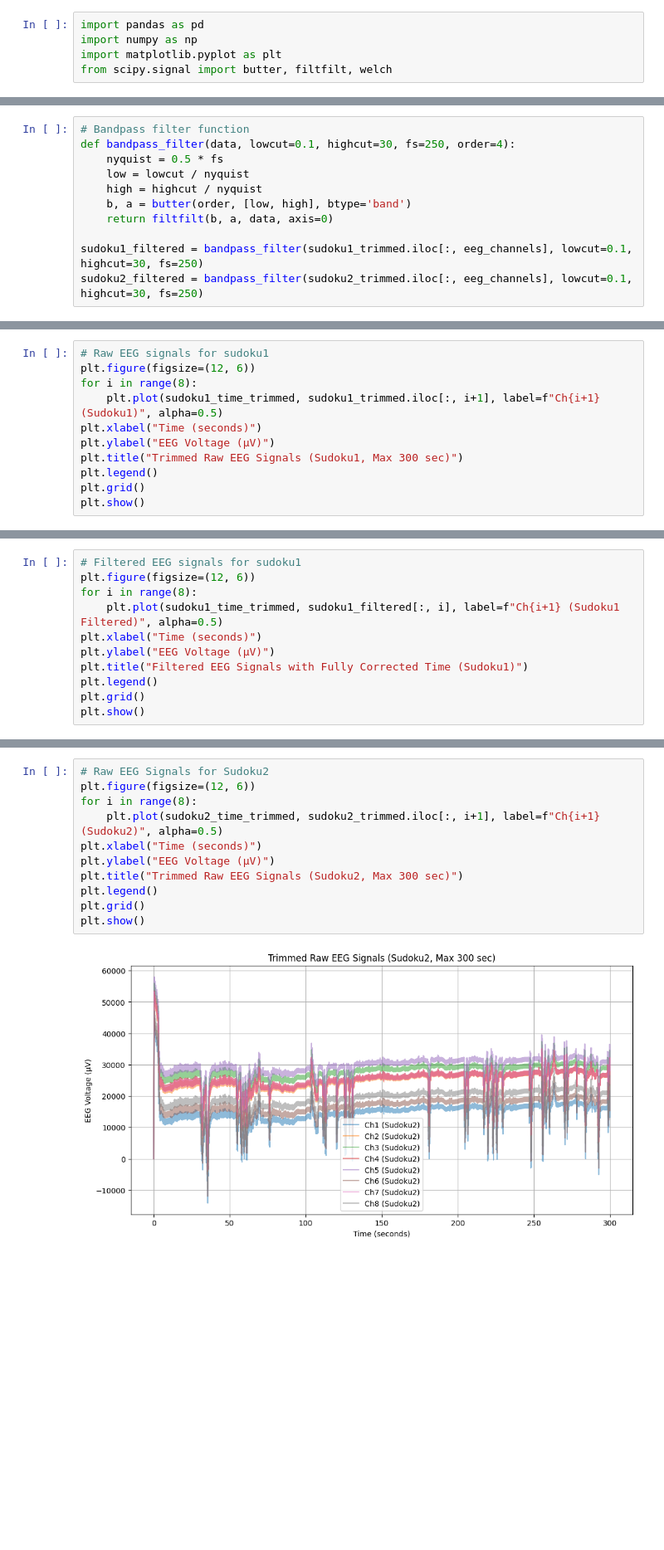
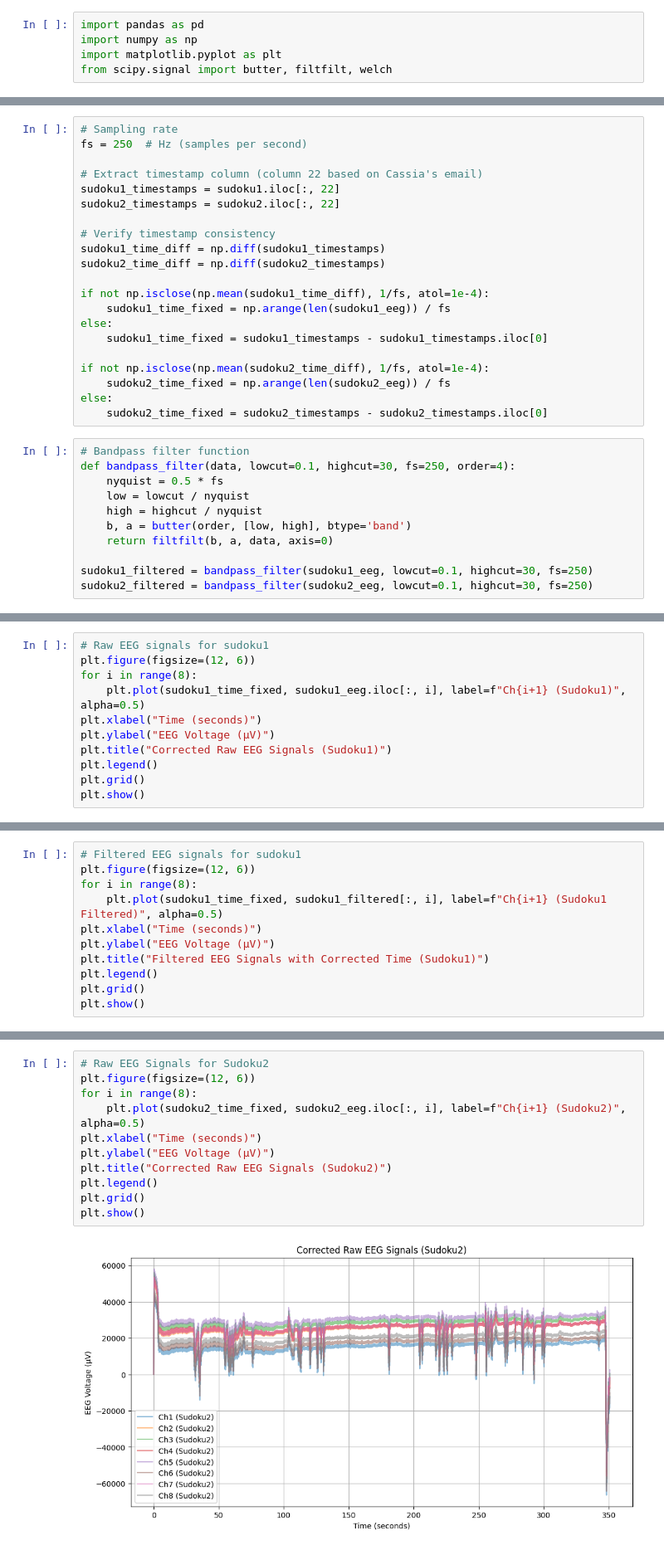
Before and after one commit to kumarmegha/Project-COGS-189, a Jupyter notebook: Data Analysis.ipynb, the cells around one changed output, grey strips where cells are left out. Shown: that part at 83% size. Saved outputs shown, nothing was run; the diff lists cells and outputs as text; blank space fills up the shorter version.

Commit message:
updated timestamps code

```diff
--- a/Data Analysis.ipynb
+++ b/Data Analysis.ipynb
@@ -56,3 +38,24 @@ sudoku2_time_trimmed = sudoku2_time_fixed[sudoku2_time_fixed <= 300]
+# %%
+# Sampling rate
+fs = 250  # Hz (samples per second)
+
+# Extract timestamp column (column 22 based on Cassia's email)
+sudoku1_timestamps = sudoku1.iloc[:, 22]
+sudoku2_timestamps = sudoku2.iloc[:, 22]
+
+# Verify timestamp consistency
+sudoku1_time_diff = np.diff(sudoku1_timestamps)
+sudoku2_time_diff = np.diff(sudoku2_timestamps)
+
+if not np.isclose(np.mean(sudoku1_time_diff), 1/fs, atol=1e-4):
+    sudoku1_time_fixed = np.arange(len(sudoku1_eeg)) / fs
+else:
+    sudoku1_time_fixed = sudoku1_timestamps - sudoku1_timestamps.iloc[0]
+
+if not np.isclose(np.mean(sudoku2_time_diff), 1/fs, atol=1e-4):
+    sudoku2_time_fixed = np.arange(len(sudoku2_eeg)) / fs
+else:
+    sudoku2_time_fixed = sudoku2_timestamps - sudoku2_timestamps.iloc[0]
 # %%
 # Bandpass filter function
 def bandpass_filter(data, lowcut=0.1, highcut=30, fs=250, order=4):
@@ -62,5 +65,5 @@ def bandpass_filter(data, lowcut=0.1, highcut=30, fs=250, order=4):
     b, a = butter(order, [low, high], btype='band')
     return filtfilt(b, a, data, axis=0)
 
-sudoku1_filtered = bandpass_filter(sudoku1_trimmed.iloc[:, eeg_channels], lowcut=0.1, highcut=30, fs=250)
-sudoku2_filtered = bandpass_filter(sudoku2_trimmed.iloc[:, eeg_channels], lowcut=0.1, highcut=30, fs=250)
+sudoku1_filtered = bandpass_filter(sudoku1_eeg, lowcut=0.1, highcut=30, fs=250)
+sudoku2_filtered = bandpass_filter(sudoku2_eeg, lowcut=0.1, highcut=30, fs=250)
@@ -82,10 +71,10 @@ array([[ 1404.48174038,  1399.03182916,  1402.97125677, ...,
 # Raw EEG signals for sudoku1
 plt.figure(figsize=(12, 6))
 for i in range(8):
-    plt.plot(sudoku1_time_trimmed, sudoku1_trimmed.iloc[:, i+1], label=f"Ch{i+1} (Sudoku1)", alpha=0.5)
+    plt.plot(sudoku1_time_fixed, sudoku1_eeg.iloc[:, i], label=f"Ch{i+1} (Sudoku1)", alpha=0.5)
 plt.xlabel("Time (seconds)")
 plt.ylabel("EEG Voltage (µV)")
-plt.title("Trimmed Raw EEG Signals (Sudoku1, Max 300 sec)")
+plt.title("Corrected Raw EEG Signals (Sudoku1)")
 plt.legend()
 plt.grid()
 plt.show()
@@ -95,10 +84,10 @@ plt.show()
 # Filtered EEG signals for sudoku1
 plt.figure(figsize=(12, 6))
 for i in range(8):
-    plt.plot(sudoku1_time_trimmed, sudoku1_filtered[:, i], label=f"Ch{i+1} (Sudoku1 Filtered)", alpha=0.5)
+    plt.plot(sudoku1_time_fixed, sudoku1_filtered[:, i], label=f"Ch{i+1} (Sudoku1 Filtered)", alpha=0.5)
 plt.xlabel("Time (seconds)")
 plt.ylabel("EEG Voltage (µV)")
-plt.title("Filtered EEG Signals with Fully Corrected Time (Sudoku1)")
+plt.title("Filtered EEG Signals with Corrected Time (Sudoku1)")
 plt.legend()
 plt.grid()
 plt.show()
@@ -107,16 +96,16 @@ plt.show()
 # %%
 # Raw EEG Signals for Sudoku2
 plt.figure(figsize=(12, 6))
 for i in range(8):
-    plt.plot(sudoku2_time_trimmed, sudoku2_trimmed.iloc[:, i+1], label=f"Ch{i+1} (Sudoku2)", alpha=0.5)
+    plt.plot(sudoku2_time_fixed, sudoku2_eeg.iloc[:, i], label=f"Ch{i+1} (Sudoku2)", alpha=0.5)
 plt.xlabel("Time (seconds)")
 plt.ylabel("EEG Voltage (µV)")
-plt.title("Trimmed Raw EEG Signals (Sudoku2, Max 300 sec)")
+plt.title("Corrected Raw EEG Signals (Sudoku2)")
 plt.legend()
 plt.grid()
 plt.show()
 # %% [output]
-[figure, old version]
+[figure, new version]
 # %%
 # Filtered EEG Signals for Sudoku2
 plt.figure(figsize=(12, 6))
```
Also changed, not shown: parts of 7 cells of this notebook.
